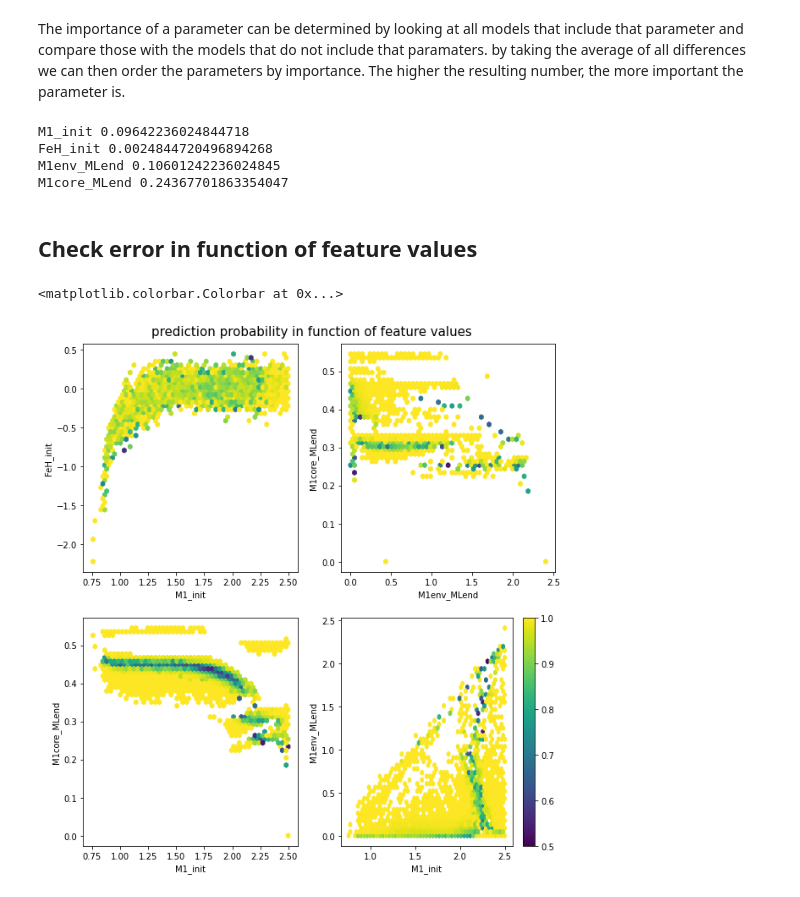
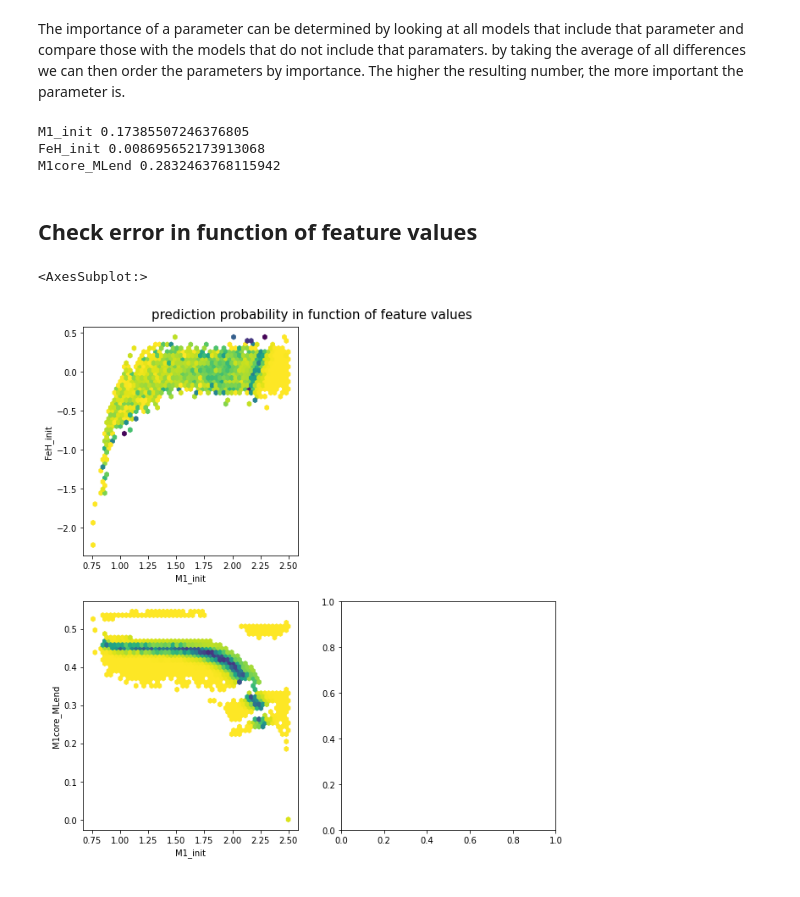
Before and after one commit to vosjo/BPS_grid_large_ML, a Jupyter notebook: models_He-ignition/regression_model/regression_model.ipynb, the cells around one changed output. Cells and saved outputs as stored; diff of their text form; code cells hidden in the pictures.

```diff
--- a/models_He-ignition/regression_model/regression_model.ipynb
+++ b/models_He-ignition/regression_model/regression_model.ipynb
@@ -67,7 +67,7 @@ df_he = df_stable[df_stable['HeCoreBurning'] == 1]
 # %% [markdown]
 # Regression Model
 # %%
-X_features = ['M1_init', 'FeH_init', 'M1env_MLend', 'M1core_MLend']
+X_features = ['M1_init', 'FeH_init', 'M1core_MLend']
 y_features = 'HeCoreBurning'
 # %%
 df_select = df_stable[~df_stable[X_features].isna().any(axis=1)]
@@ -239,10 +273,9 @@ for parameter in X_features:
 for parameter, diff in parameter_importance.items():
     print(parameter, np.average(diff))
 # %% [output]
-M1_init 0.09642236024844718
-FeH_init 0.0024844720496894268
-M1env_MLend 0.10601242236024845
-M1core_MLend 0.24367701863354047
+M1_init 0.17385507246376805
+FeH_init 0.008695652173913068
+M1core_MLend 0.2832463768115942
 # %% [markdown]
 ## Check error in function of feature values
 # %%
@@ -258,34 +291,34 @@ data_pred.sort_values(by='probability', inplace=True, ascending=False)
 # %%
 fig = pl.figure(figsize=(10, 10))
 
 fig.suptitle('prediction probability in function of feature values', fontsize=15)
 
 pl.subplots_adjust(top=0.95)
 
 pl.subplot(221)
 pl.hexbin(data_pred['M1_init'], data_pred['FeH_init'], C=data_pred['probability'], gridsize=50, vmin=0.5, vmax=1)
 pl.xlabel('M1_init')
 pl.ylabel('FeH_init')
 
-pl.subplot(222)
-pl.hexbin(data_pred['M1env_MLend'], data_pred['M1core_MLend'], C=data_pred['probability'], gridsize=50, vmin=0.5, vmax=1)
-pl.xlabel('M1env_MLend')
-pl.ylabel('M1core_MLend')
+# pl.subplot(222)
+# pl.hexbin(data_pred['M1env_MLend'], data_pred['M1core_MLend'], C=data_pred['probability'], gridsize=50, vmin=0.5, vmax=1)
+# pl.xlabel('M1env_MLend')
+# pl.ylabel('M1core_MLend')
 
 pl.subplot(223)
 pl.hexbin(data_pred['M1_init'], data_pred['M1core_MLend'], C=data_pred['probability'], gridsize=50, vmin=0.5, vmax=1)
 pl.xlabel('M1_init')
 pl.ylabel('M1core_MLend')
 
 pl.subplot(224)
 
-pl.hexbin(data_pred['M1_init'], data_pred['M1env_MLend'], C=data_pred['probability'], gridsize=50, vmin=0.5, vmax=1)
-pl.xlabel('M1_init')
-pl.ylabel('M1env_MLend')
-pl.colorbar()
+# pl.hexbin(data_pred['M1_init'], data_pred['M1env_MLend'], C=data_pred['probability'], gridsize=50, vmin=0.5, vmax=1)
+# pl.xlabel('M1_init')
+# pl.ylabel('M1env_MLend')
+# pl.colorbar()
 # %% [output]
-<matplotlib.colorbar.Colorbar at 0x...>
+<AxesSubplot:>
-[figure, old version]
+[figure, new version]
 # %%
 fig = pl.figure(figsize=(10, 10))
 
```
Also changed, not shown: parts of 13 cells of this notebook, 4 other files.
